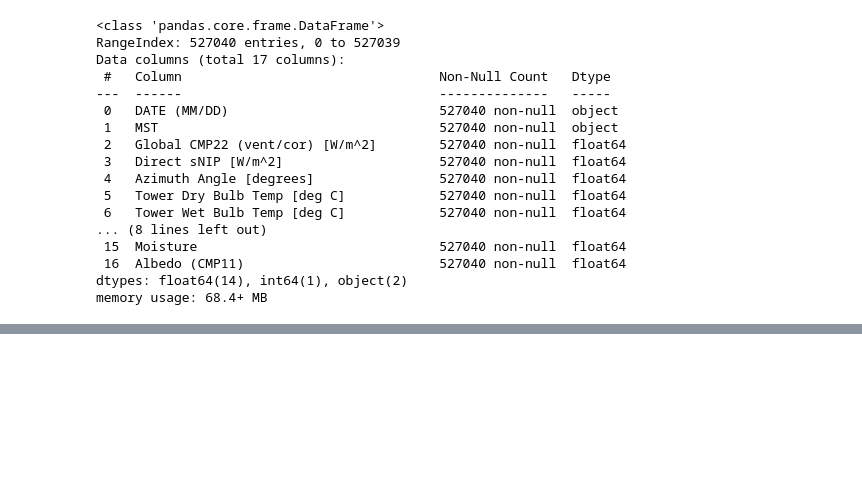
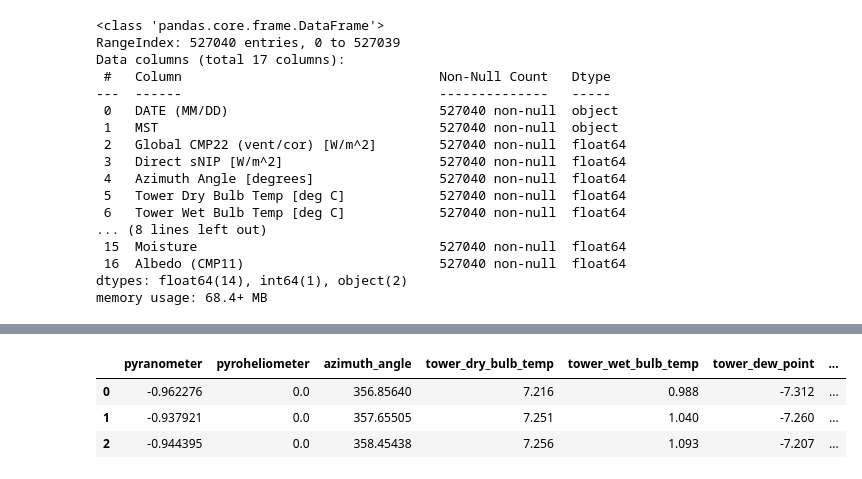
Before and after one commit to mrutyunjay17/solar-cloud-coverage-prediction, a Jupyter notebook: data_analysis.ipynb, the cells around one changed output, grey strips where cells are left out. Cells and saved outputs as stored; diff of their text form; code cells hidden in the pictures; blank space fills up the shorter version.

```diff
--- a/data_analysis.ipynb
+++ b/data_analysis.ipynb
@@ -130,0 +184,8 @@ array(['1/1', '1/2', '1/3', '1/4', '1/5', '1/6', '1/7', '1/8', '1/9',
+# %%
+weather_df = add_datetime_column(weather_df)
+weather_df.head(3)
+# %% [output]
+|  | pyranometer | pyroheliometer | azimuth_angle | tower_dry_bulb_temp | tower_wet_bulb_temp | tower_dew_point | ... |
+| 0 | -0.962276 | 0.0 | 356.85640 | 7.216 | 0.988 | -7.312 | ... |
+| 1 | -0.937921 | 0.0 | 357.65505 | 7.251 | 1.040 | -7.260 | ... |
+| 2 | -0.944395 | 0.0 | 358.45438 | 7.256 | 1.093 | -7.207 | ... |
```
Also changed, not shown: parts of 13 cells of this notebook, 1 other file.
